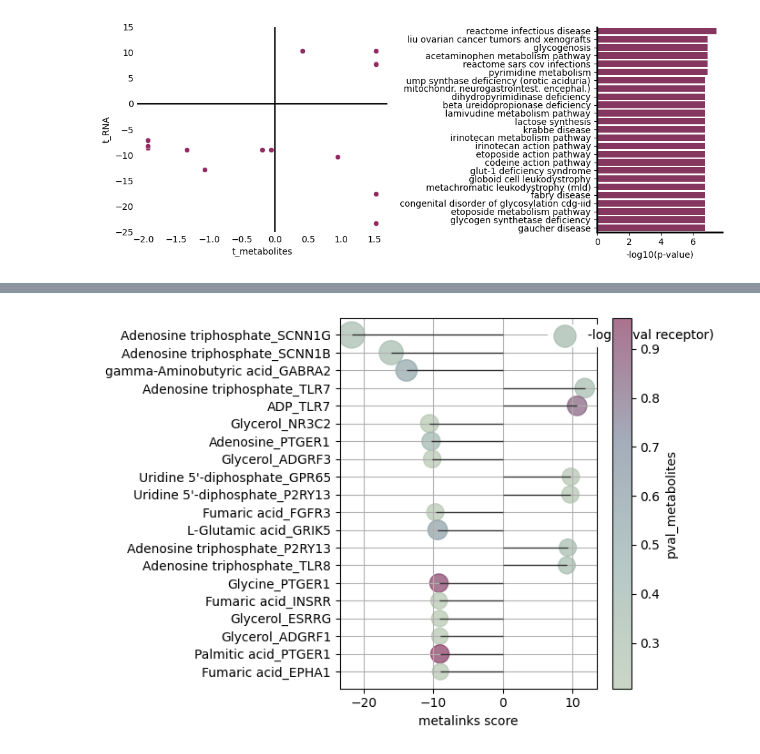
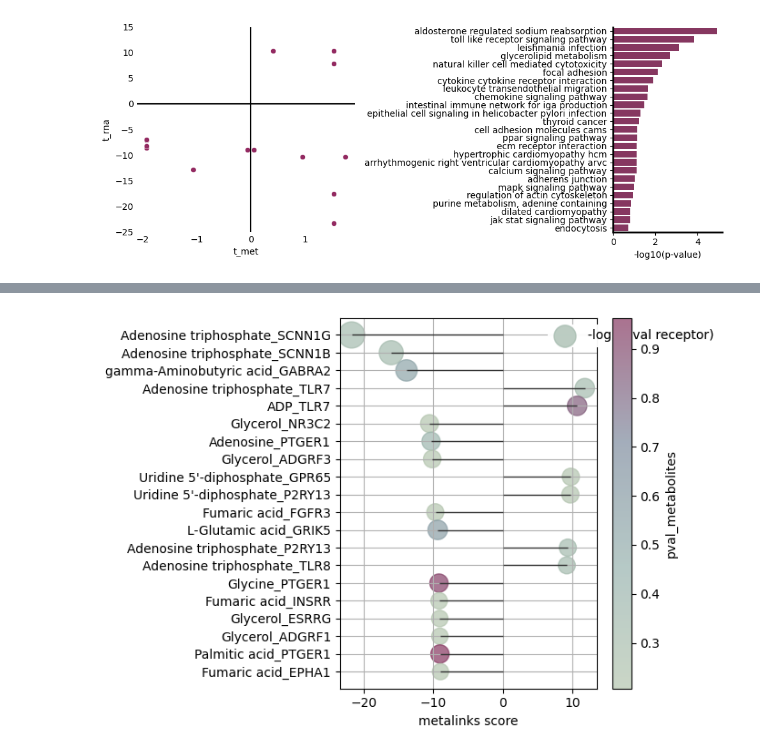
Before and after one commit to saezlab/MetalinksDB, a Jupyter notebook: nb/Figure_3.ipynb, the cells around one changed output, grey strips where cells are left out. Saved outputs shown, nothing was run; the diff lists cells and outputs as text; code cells hidden in the pictures.

```diff
--- a/nb/Figure_3.ipynb
+++ b/nb/Figure_3.ipynb
@@ -138,19 +157,19 @@ for i in B:
 # %%
 # create dataframe that explodes the 'Pathways' column mapping to he HMDB column
-test = df[['Pathways_metabolite', 'Pathways_gene', 'LR']].explode('Pathways_metabolite')
-test = test.explode('Pathways_gene')
+test = res_df_cut[['Pathway_sorted', 'Pathways_gene', 'LR']].explode('Pathways_gene')
+#test = test.explode('Pathways_gene')
 test.drop_duplicates(inplace=True)
 # remove everythin up to the first ' ' in the pathways_gene column
-test['Pathways_gene'] = test['Pathways_gene'].apply(lambda x: x.split(' ', 1)[1])
-A = test[['Pathways_metabolite', 'LR']]
+#test['Pathways_gene'] = test['Pathways_gene'].apply(lambda x: x.split(' ', 1)[1])
+A = test[['Pathway_sorted', 'LR']]
 A.columns = ['source', 'target']
 B = test[['Pathways_gene', 'LR']]
 B.columns = ['source', 'target']
-net = pd.concat([A], axis=0)
+net = pd.concat([A,B], axis=0)
 net.drop_duplicates(inplace=True)
 net['weight'] = 1
-mat = df['metalinks']
-mat.index = df['LR']
+mat = res_df_cut['metalinks']
+mat.index = res_df_cut['LR']
 mat = pd.DataFrame(mat).T
 res = dc.run_ulm(mat=mat, net=net, min_n = 5)
 res_df = pd.concat([res[0], res[1]], axis=0).T
@@ -179,0 +178,9 @@ acute intermittent porphyria          0.050354  0.959862
+# %%
+# lower all indices of res_df and replace KEGG_ by ''
+res_df.index = res_df.index.str.lower()
+res_df.index = res_df.index.str.replace('kegg_', '')
+# replae _ by ' ' in the index
+res_df.index = res_df.index.str.replace('_', ' ')
+# remove the row were the index is 'nan
+res_df = res_df[res_df.index != 'nan']
+res_df
@@ -181,7 +206,7 @@ acute intermittent porphyria          0.050354  0.959862
 from adjustText import adjust_text
 # Assuming your DataFrame is called 'df' with columns 'LR', 't_metabolites', 't_RNA', and 'metalinks'
 
-test = df[['LR', 't_metabolites', 't_RNA', 'metalinks']].head(15)
+test = res_df_cut[['LR', 't_met', 't_rna', 'metalinks']].head(15)
 # plot two plot side by side
 fig, (ax1, ax2) = plt.subplots(1, 2, figsize=(10, 4))
 
@@ -192,7 +217,7 @@ ax2 = plt.subplot(gs[1])
 # ax3 = plt.subplot(gs[1])
 
 # Create a scatterplot using seaborn
-sns.scatterplot(data=test, x='t_metabolites', y='t_RNA', color='#932A61', ax=ax1)
+sns.scatterplot(data=test, x='t_met', y='t_rna', color='#932A61', ax=ax1)
 
 # # Add labels to the data points
 # texts = []
@@ -215,47 +240,33 @@ ax1.axvline(0, color='black', linestyle='-')
 ax1.set_ylim(-25, 15)
 
 # Set x and y-axis labels
-ax1.set_xlabel('t_metabolites')
-ax1.set_ylabel('t_RNA')
+ax1.set_xlabel('t_met')
+ax1.set_ylabel('t_rna')
 
 # Add margins between labels and plot edges
 #margin = 0.1  # Adjust the margin as per your preference
 # x_min, x_max = ax1.set_xlim()
 # ax1.set_xlim(x_min - margin, x_max + margin)
 
 # Adjust label positions to avoid overlap
 #adjust_text(texts, arrowprops=dict(arrowstyle='-', color='black', lw=0.5))
 
 
 # SECOND plot
 significants = res_df.head(25)
-significants.index = ['reactome infectious disease',
-       'liu ovarian cancer tumors and xenografts', ' glycogenosis',
-       ' acetaminophen metabolism pathway', 'reactome sars cov infections',
-       ' pyrimidine metabolism', ' ump synthase deficiency (orotic aciduria)',
-       ' mitochondr. neurogastrointest. encephal.)',
-       ' dihydropyrimidinase deficiency', ' beta ureidopropionase deficiency',
-       ' lamivudine metabolism pathway', ' lactose synthesis',
-       ' krabbe disease', ' irinotecan metabolism pathway',
-       ' irinotecan action pathway', ' etoposide action pathway',
-       ' codeine action pathway', ' glut-1 deficiency syndrome',
-       ' globoid cell leukodystrophy', ' metachromatic leukodystrophy (mld)',
-       ' fabry disease', ' congenital disorder of glycosylation cdg-iid',
-       ' etoposide metabolism pathway', ' glycogen synthetase deficiency',
-       ' gaucher disease']
 
 # Invert the p-values
 inverted_pvalues = -np.log10(significants['p-value'])
 
 sns.barplot(data=significants, x=inverted_pvalues, y=significants.index, color='#932A61', ax=ax2)
 
 ax2.set_yticks(range(len(significants)), significants.index)
 ax2.set_xlabel('-log10(p-value)')
 ax2.spines['right'].set_visible(False)
 ax2.spines['top'].set_visible(False)
 ax2.spines['left'].set_linewidth(2)
 ax2.spines['bottom'].set_linewidth(2)
 plt.tight_layout()
 plt.show()
 # %% [output]
-[figure, old version]
+[figure, new version]
```
Also changed, not shown: parts of 21 cells of this notebook.
